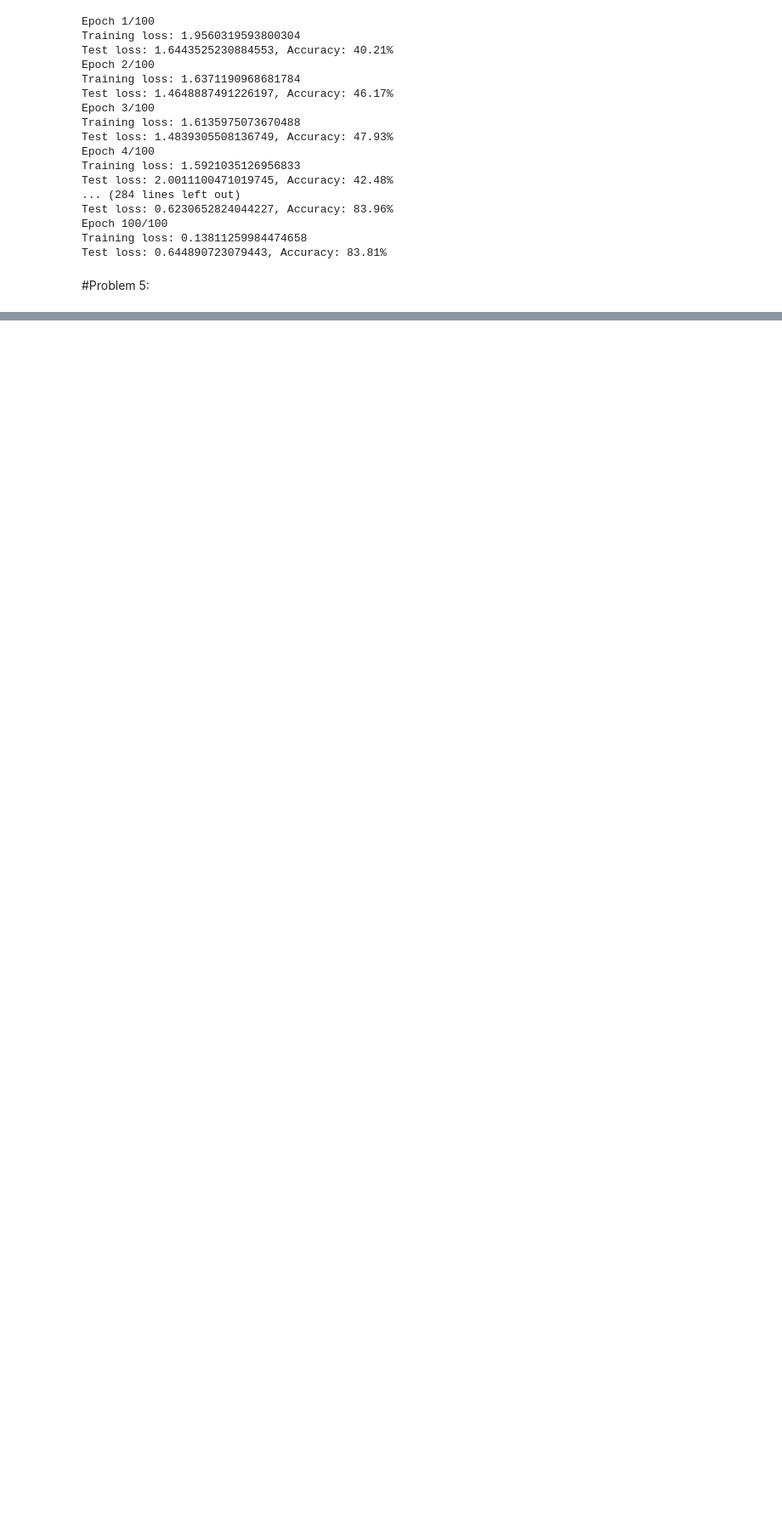
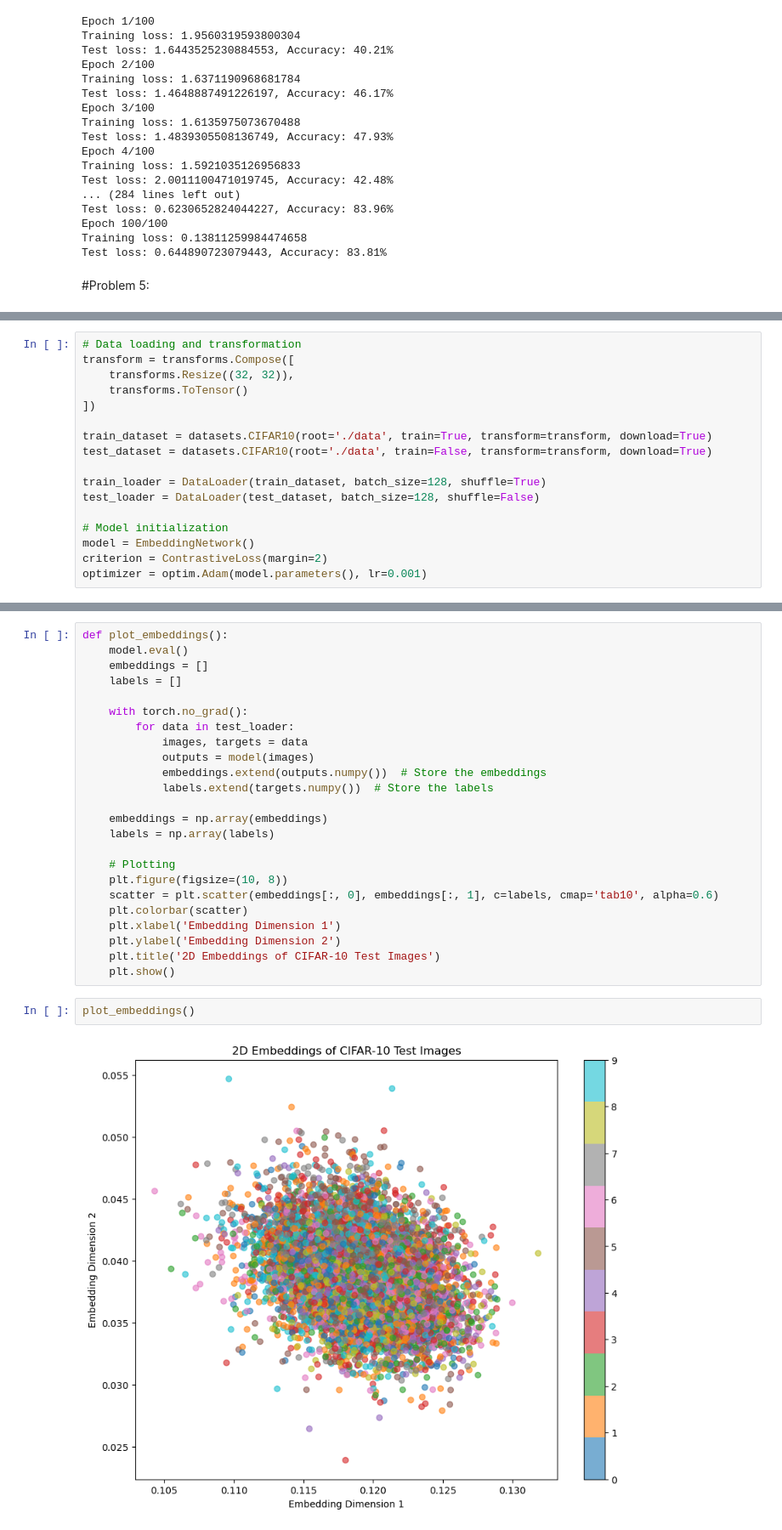
Before and after one commit to pavspatel7/DL_HW3, a Jupyter notebook: HW3.ipynb, the cells around one changed output, grey strips where cells are left out. Shown at 85% size. Cells and saved outputs as stored; diff of their text form; blank space fills up the shorter version.

```diff
--- a/HW3.ipynb
+++ b/HW3.ipynb
@@ -1381,0 +1242,17 @@ centroids = plot_centroids(all_embeddings, all_labels)
+# %%
+# Data loading and transformation
+transform = transforms.Compose([
+    transforms.Resize((32, 32)),
+    transforms.ToTensor()
+])
+
+train_dataset = datasets.CIFAR10(root='./data', train=True, transform=transform, download=True)
+test_dataset = datasets.CIFAR10(root='./data', train=False, transform=transform, download=True)
+
+train_loader = DataLoader(train_dataset, batch_size=128, shuffle=True)
+test_loader = DataLoader(test_dataset, batch_size=128, shuffle=False)
+
+# Model initialization
+model = EmbeddingNetwork()
+criterion = ContrastiveLoss(margin=2)
+optimizer = optim.Adam(model.parameters(), lr=0.001)
@@ -1381,0 +1262,28 @@ centroids = plot_centroids(all_embeddings, all_labels)
+# %%
+def plot_embeddings():
+    model.eval()
+    embeddings = []
+    labels = []
+
+    with torch.no_grad():
+        for data in test_loader:
+            images, targets = data
+            outputs = model(images)
+            embeddings.extend(outputs.numpy())  # Store the embeddings
+            labels.extend(targets.numpy())  # Store the labels
+
+    embeddings = np.array(embeddings)
+    labels = np.array(labels)
+
+    # Plotting
+    plt.figure(figsize=(10, 8))
+    scatter = plt.scatter(embeddings[:, 0], embeddings[:, 1], c=labels, cmap='tab10', alpha=0.6)
+    plt.colorbar(scatter)
+    plt.xlabel('Embedding Dimension 1')
+    plt.ylabel('Embedding Dimension 2')
+    plt.title('2D Embeddings of CIFAR-10 Test Images')
+    plt.show()
+# %%
+plot_embeddings()
+# %% [output]
+[figure, added]
```
Also changed, not shown: parts of 12 cells of this notebook.
